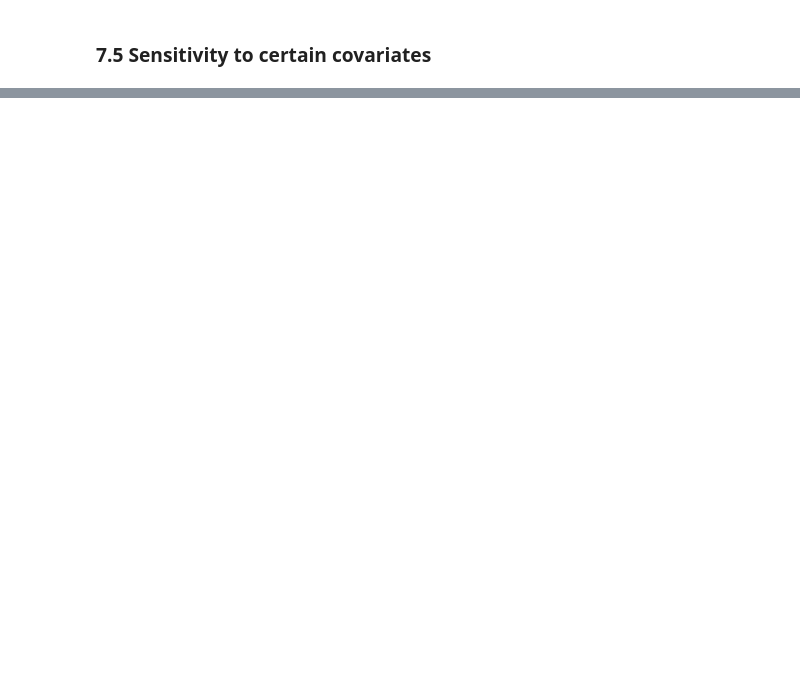
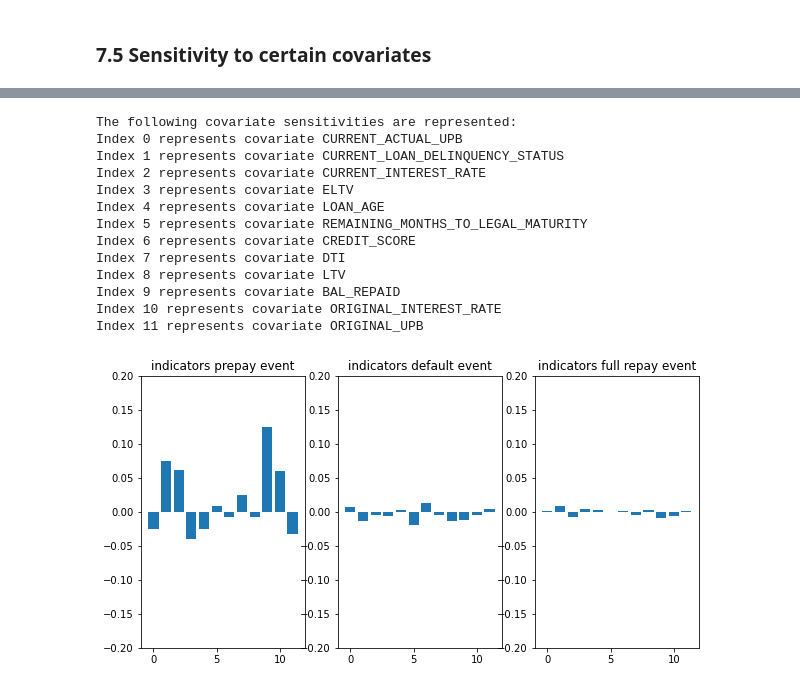
Before and after one commit to madkerpe/poc_ddht_pytorch, a Jupyter notebook: main_FREDDIEMAC.ipynb, the cells around one changed output, grey strips where cells are left out. Drawn from its saved outputs; the diff is of its cells as text; code cells hidden in the pictures; blank space fills up the shorter version.

```diff
--- a/main_FREDDIEMAC.ipynb
+++ b/main_FREDDIEMAC.ipynb
@@ -591,0 +771,21 @@ for i, covariate in enumerate(allowed_covariates):
+# %%
+plot_gamma(gamma, y_lim=[-0.2, 0.2])
+
+print("The following covariate sensitivities are represented:")
+for i, covariate in enumerate(allowed_covariates):
+    print("Index %d represents covariate %s" % (i, covariate))
+# %% [output]
+The following covariate sensitivities are represented:
+Index 0 represents covariate CURRENT_ACTUAL_UPB
+Index 1 represents covariate CURRENT_LOAN_DELINQUENCY_STATUS
+Index 2 represents covariate CURRENT_INTEREST_RATE
+Index 3 represents covariate ELTV
+Index 4 represents covariate LOAN_AGE
+Index 5 represents covariate REMAINING_MONTHS_TO_LEGAL_MATURITY
+Index 6 represents covariate CREDIT_SCORE
+Index 7 represents covariate DTI
+Index 8 represents covariate LTV
+Index 9 represents covariate BAL_REPAID
+Index 10 represents covariate ORIGINAL_INTEREST_RATE
+Index 11 represents covariate ORIGINAL_UPB
+[figure, added]
```
Also changed, not shown: parts of 23 cells of this notebook, 1 other file.
